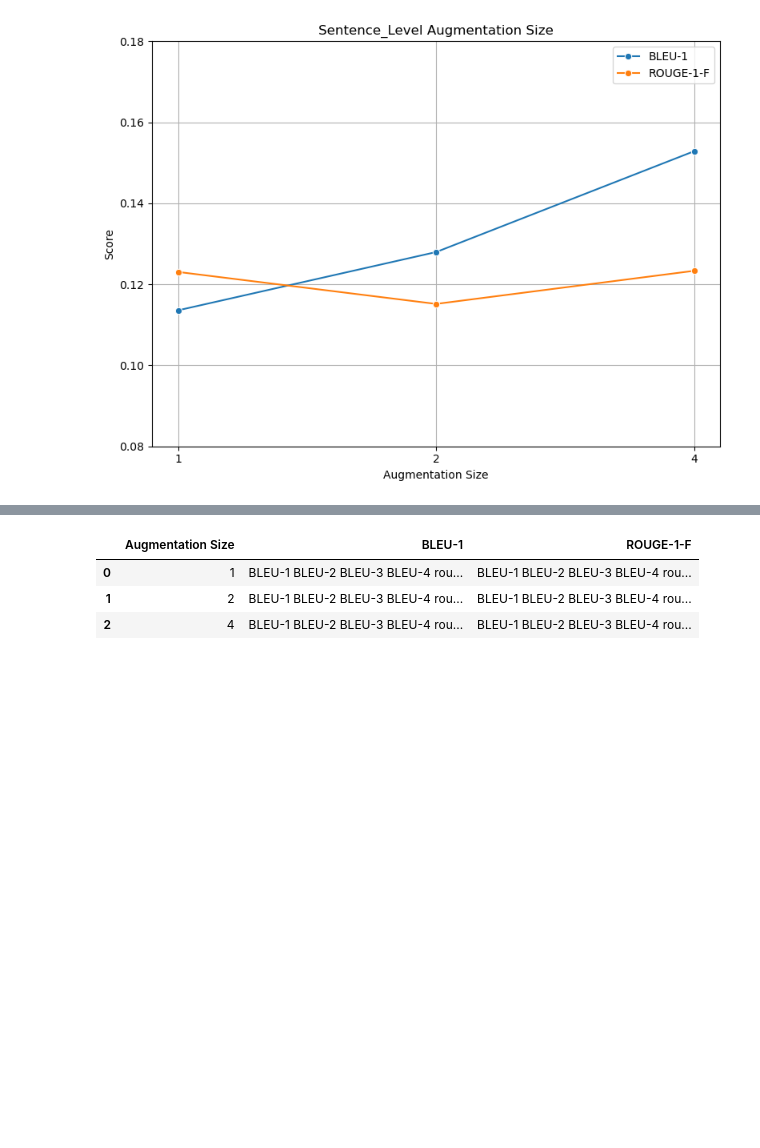
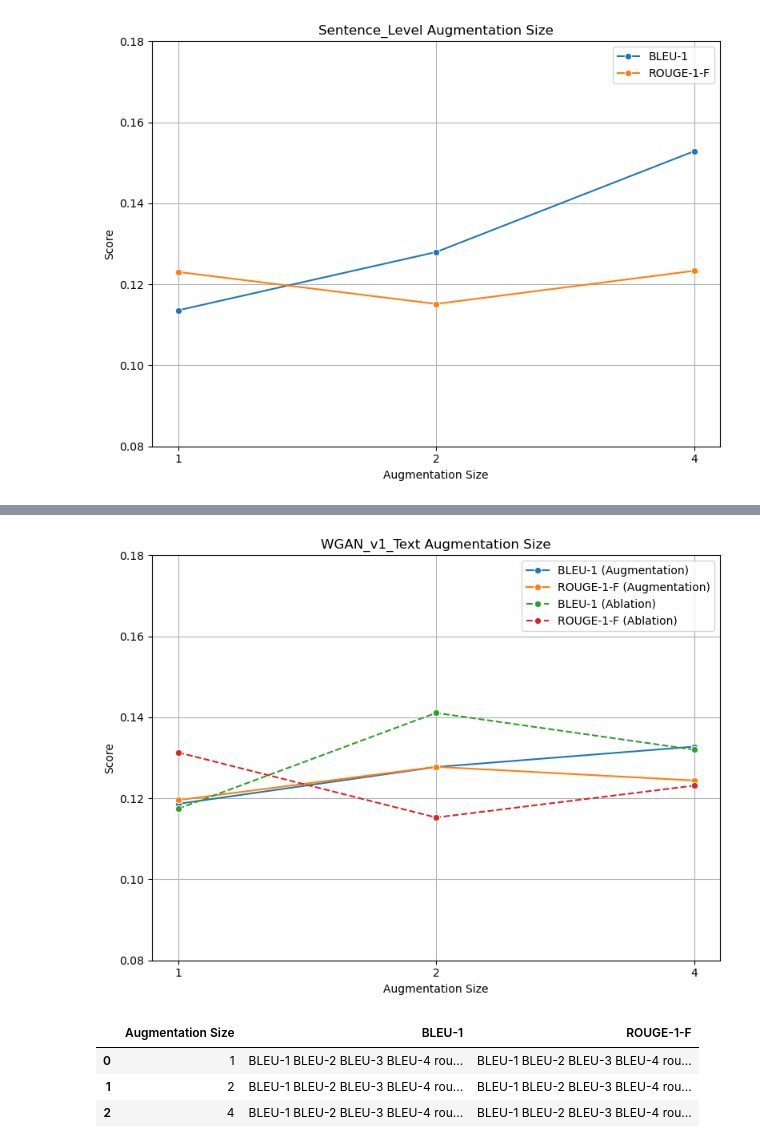
Before and after one commit to NiallMcguire/SIGIR_EEG_GAN, a Jupyter notebook: Development/EEG-To-Text-GAN/Results/EEG-Text-Augmentation.ipynb, the cells around one changed output, grey strips where cells are left out. Cells and saved outputs as stored; diff of their text form; code cells hidden in the pictures; blank space fills up the shorter version.

```diff
--- a/Development/EEG-To-Text-GAN/Results/EEG-Text-Augmentation.ipynb
+++ b/Development/EEG-To-Text-GAN/Results/EEG-Text-Augmentation.ipynb
@@ -260,3 +328,79 @@ plt.show()
+# %%
+model = "WGAN_v1_Text"
+
+model_df = final_df[final_df['model'] == model]
+model_df_augment_size_one = model_df[model_df['augmentation_size'] == "1"]
+model_df_augment_size_one_bleu = model_df_augment_size_one['BLEU-1'].mean()
+model_df_augment_size_one_rouge = model_df_augment_size_one['rouge-1-f'].mean()
+
+model_df_augment_size_two = model_df[model_df['augmentation_size'] == "2"]
+model_df_augment_size_two_bleu = model_df_augment_size_two['BLEU-1'].mean()
+model_df_augment_size_two_rouge = model_df_augment_size_two['rouge-1-f'].mean()
+
+model_df_augment_size_four = model_df[model_df['augmentation_size'] == "4"]
+model_df_augment_size_four_bleu = model_df_augment_size_four['BLEU-1'].mean()
+model_df_augment_size_four_rouge = model_df_augment_size_four['rouge-1-f'].mean()
+
+model_df_ablation = final_df_ablation[final_df_ablation['model'] == "ablation_noise"]
+model_df_ablation_augment_size_one = model_df_ablation[model_df_ablation['augmentation_size'] == "1"]
+model_df_ablation_augment_size_one_bleu = model_df_ablation_augment_size_one['BLEU-1'].mean()
+model_df_ablation_augment_size_one_rouge = model_df_ablation_augment_size_one['rouge-1-f'].mean()
+
+model_df_ablation_augment_size_two = model_df_ablation[model_df_ablation['augmentation_size'] == "2"]
+model_df_ablation_augment_size_two_bleu = model_df_ablation_augment_size_two['BLEU-1'].mean()
+model_df_ablation_augment_size_two_rouge = model_df_ablation_augment_size_two['rouge-1-f'].mean()
+
+model_df_ablation_augment_size_four = model_df_ablation[model_df_ablation['augmentation_size'] == "4"]
+model_df_ablation_augment_size_four_bleu = model_df_ablation_augment_size_four['BLEU-1'].mean()
+model_df_ablation_augment_size_four_rouge = model_df_ablation_augment_size_four['rouge-1-f'].mean()
+
+
+# Assuming you have already calculated the average scores
+# Create a DataFrame containing the average scores for each augmentation size
+data_augmentation = {
+    'Augmentation Size': ['1', '2', '4'],
+    'BLEU-1': [model_df_augment_size_one_bleu, model_df_augment_size_two_bleu, model_df_augment_size_four_bleu],
+    'ROUGE-1-F': [model_df_augment_size_one_rouge, model_df_augment_size_two_rouge, model_df_augment_size_four_rouge]
+}
+
+data_ablation = {
+    'Augmentation Size': ['1', '2', '4'],
+    'BLEU-1': [model_df_ablation_augment_size_one_bleu, model_df_ablation_augment_size_two_bleu, model_df_ablation_augment_size_four_bleu],
+    'ROUGE-1-F': [model_df_ablation_augment_size_one_rouge, model_df_ablation_augment_size_two_rouge, model_df_ablation_augment_size_four_rouge]
+}
+
+
+# Create DataFrames from the data
+avg_scores_augmentation_df = pd.DataFrame(data_augmentation)
+avg_scores_ablation_df = pd.DataFrame(data_ablation)
+
+# Plot the line graph using Seaborn
+plt.figure(figsize=(8, 6))
+
+# Plot augmentation scores with solid lines
+sns.lineplot(data=avg_scores_augmentation_df, x='Augmentation Size', y='BLEU-1', label='BLEU-1 (Augmentation)', marker='o')
+sns.lineplot(data=avg_scores_augmentation_df, x='Augmentation Size', y='ROUGE-1-F', label='ROUGE-1-F (Augmentation)', marker='o')
+
+# Plot ablation scores with dashed lines
+sns.lineplot(data=avg_scores_ablation_df, x='Augmentation Size', y='BLEU-1', label='BLEU-1 (Ablation)', linestyle='--', marker='o')
+sns.lineplot(data=avg_scores_ablation_df, x='Augmentation Size', y='ROUGE-1-F', label='ROUGE-1-F (Ablation)', linestyle='--', marker='o')
+
+plt.title(f'{model} Augmentation Size')
+plt.xlabel('Augmentation Size')
+plt.ylabel('Score')
+plt.legend()
+plt.grid(True)
+
+# Set the y-axis limits
+plt.ylim(0.08, 0.18)  # Adjust the range as needed
+
+# Adjust layout to reduce white space
+plt.tight_layout()
+
+# Save the plot as a PNG file
+plt.savefig(f'{model}_augmentation_size.png')
+# %% [output]
+[figure, added]
 # %%
 # %% [output]
 |  | Augmentation Size | BLEU-1 | ROUGE-1-F |
```
Also changed, not shown: parts of 16 cells of this notebook.
